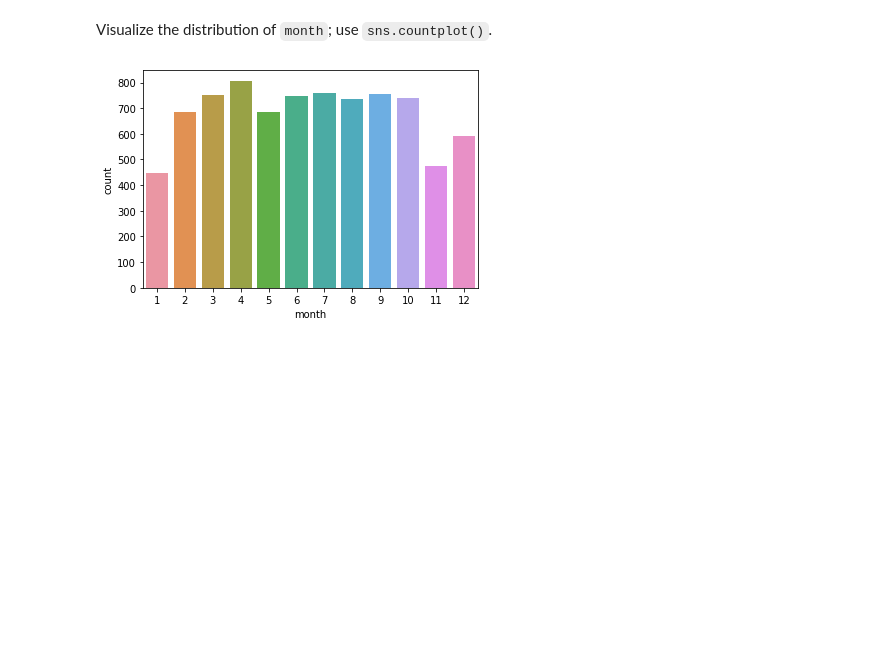
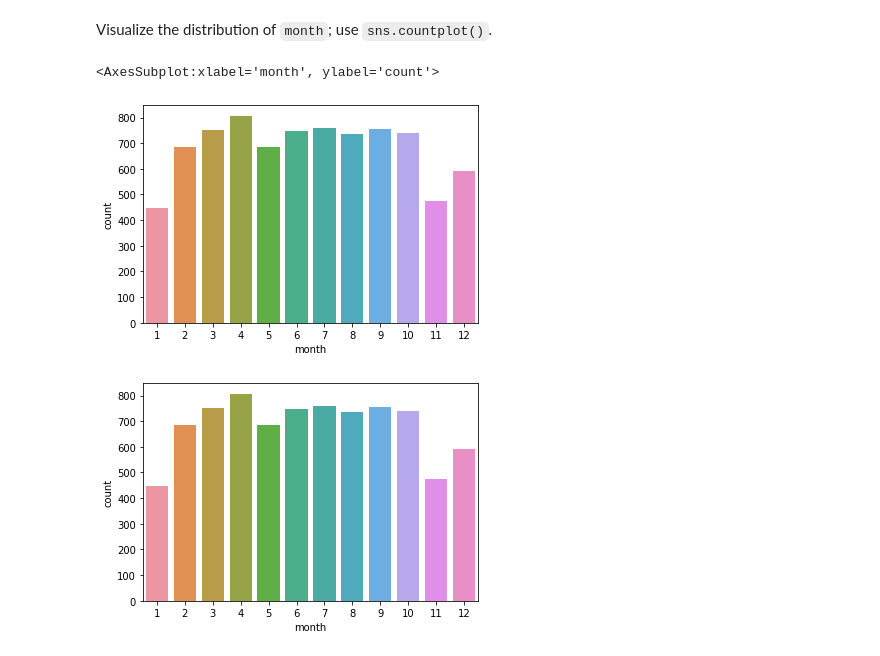
Before and after one commit to cimoody/MLE-7, a Jupyter notebook: assignments/eda-walmart-sales/nb/walmart-sales-data.ipynb, the cells around one changed output. Cells and saved outputs as stored; diff of their text form; code cells hidden in the pictures; blank space fills up the shorter version.

```diff
--- a/assignments/eda-walmart-sales/nb/walmart-sales-data.ipynb
+++ b/assignments/eda-walmart-sales/nb/walmart-sales-data.ipynb
@@ -387,5 +469,5 @@ After communicating your findings, the stakeholders confirm that you can remove
 Now remove them from the training dataset.
 # %%
 mask = df_train[target] > 0
-df_train = # YOUR CODE HERE
+df_train = df_train[mask]# YOUR CODE HERE
 df_train.shape # Expected Output: (8182, 19)
@@ -489,6 +589,10 @@ Name: IsHoliday, dtype: int64
 Visualize the distribution of `month`; use `sns.countplot()`.
 # %%
 # YOUR CODE HERE
+sns.countplot(df_train.month)
+# %% [output]
+<AxesSubplot:xlabel='month', ylabel='count'>
+[figure, added]
 # %%
 # %% [output]
 [figure]
```
Also changed, not shown: parts of 21 cells of this notebook.
